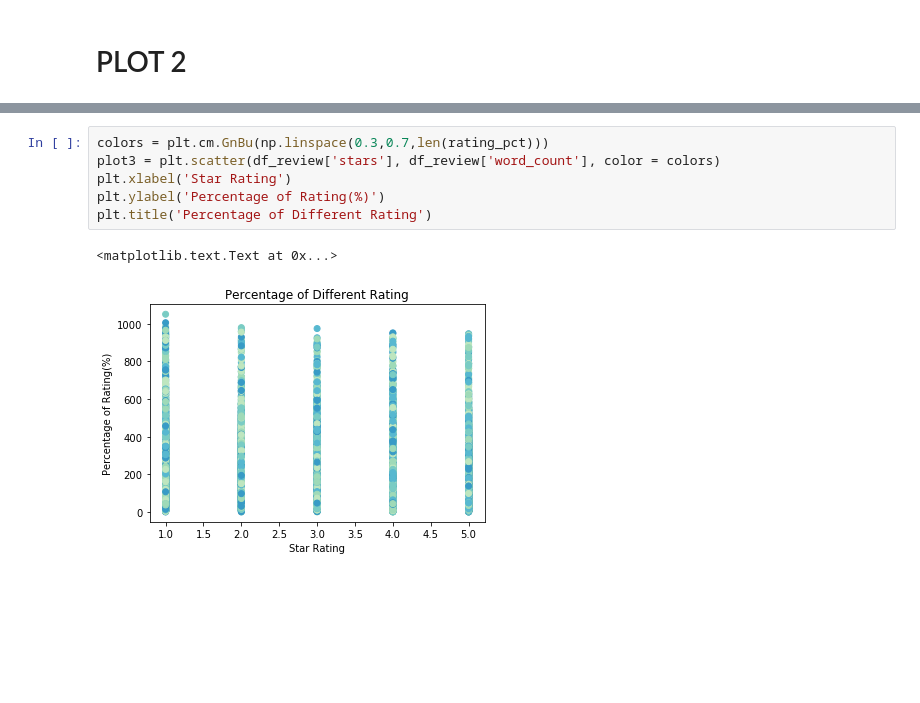
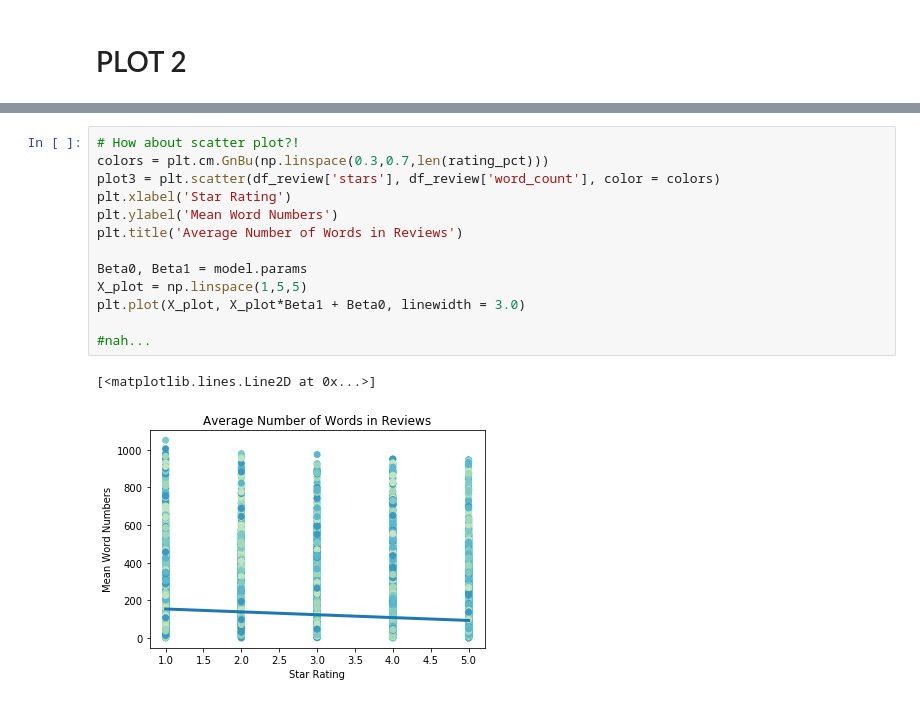
Before and after one commit to pliu27/TDI_Challenge, a Jupyter notebook: TDI_Challenge_YelpData-Plot2.ipynb, the cells around one changed output, grey strips where cells are left out. Cells and saved outputs as stored; diff of their text form; blank space fills up the shorter version.

```diff
--- a/TDI_Challenge_YelpData-Plot2.ipynb
+++ b/TDI_Challenge_YelpData-Plot2.ipynb
@@ -64,9 +64,16 @@ OLS Regression Results
 # %%
+# How about scatter plot?!
 colors = plt.cm.GnBu(np.linspace(0.3,0.7,len(rating_pct)))
 plot3 = plt.scatter(df_review['stars'], df_review['word_count'], color = colors)
 plt.xlabel('Star Rating')
-plt.ylabel('Percentage of Rating(%)')
-plt.title('Percentage of Different Rating')
+plt.ylabel('Mean Word Numbers')
+plt.title('Average Number of Words in Reviews')
+
+Beta0, Beta1 = model.params
+X_plot = np.linspace(1,5,5)
+plt.plot(X_plot, X_plot*Beta1 + Beta0, linewidth = 3.0)
+
+#nah...
 # %% [output]
-<matplotlib.text.Text at 0x...>
+[<matplotlib.lines.Line2D at 0x...>]
-[figure, old version]
+[figure, new version]
```
Also changed, not shown: parts of 6 cells of this notebook, 2 other files.
